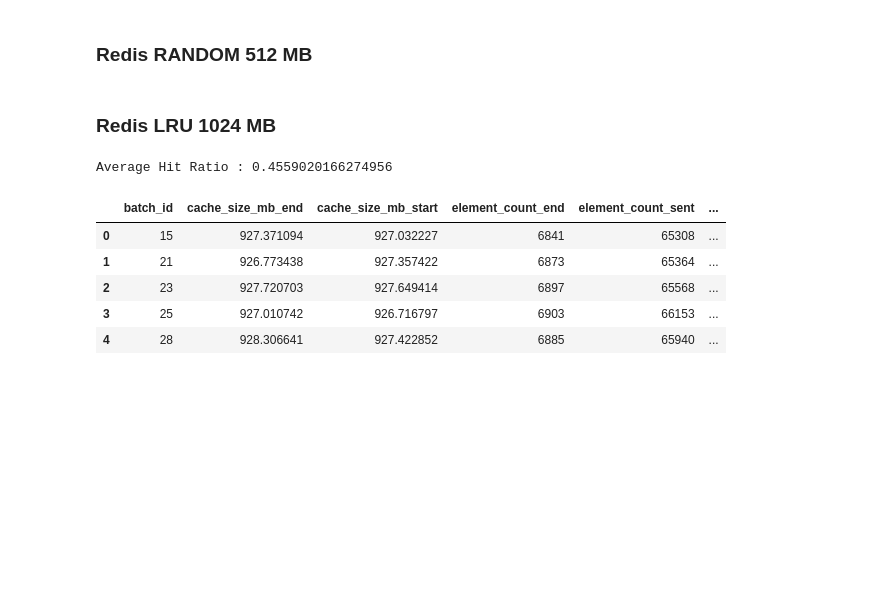
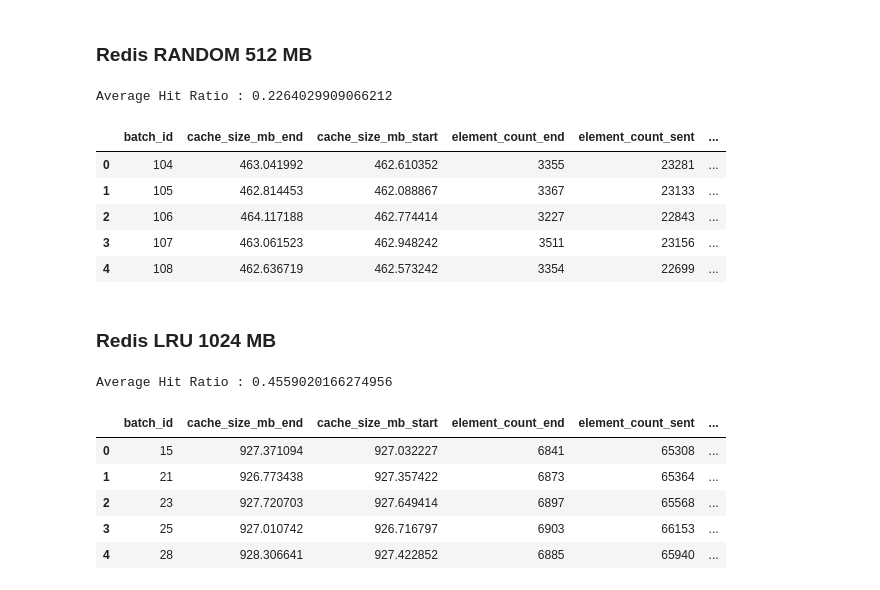
Before and after one commit to 1carew1/cachingrest_data_investigation, a Jupyter notebook: Cachingrest_Data_Investigation.ipynb, the cells around one changed output. Saved outputs shown, nothing was run; the diff lists cells and outputs as text; code cells hidden in the pictures; blank space fills up the shorter version.

```diff
--- a/Cachingrest_Data_Investigation.ipynb
+++ b/Cachingrest_Data_Investigation.ipynb
@@ -657,8 +659,16 @@ Average Hit Ratio : 0.22535521107868517
 # %% [markdown]
 ### Redis RANDOM 512 MB
 # %%
-#redis_random_512_data = crunch_the_data("redis", 512, "RANDOM")
-#redis_random_512_data["agg_df"]
+redis_random_512_data = crunch_the_data("redis", 512, "RANDOM")
+redis_random_512_data["agg_df"]
+# %% [output]
+Average Hit Ratio : 0.2264029909066212
+|  | batch_id | cache_size_mb_end | cache_size_mb_start | element_count_end | element_count_sent | ... |
+| 0 | 104 | 463.041992 | 462.610352 | 3355 | 23281 | ... |
+| 1 | 105 | 462.814453 | 462.088867 | 3367 | 23133 | ... |
+| 2 | 106 | 464.117188 | 462.774414 | 3227 | 22843 | ... |
+| 3 | 107 | 463.061523 | 462.948242 | 3511 | 23156 | ... |
+| 4 | 108 | 462.636719 | 462.573242 | 3354 | 22699 | ... |
 # %% [markdown]
 ### Redis LRU 1024 MB
 # %%
```
Also changed, not shown: parts of 3 cells of this notebook.
